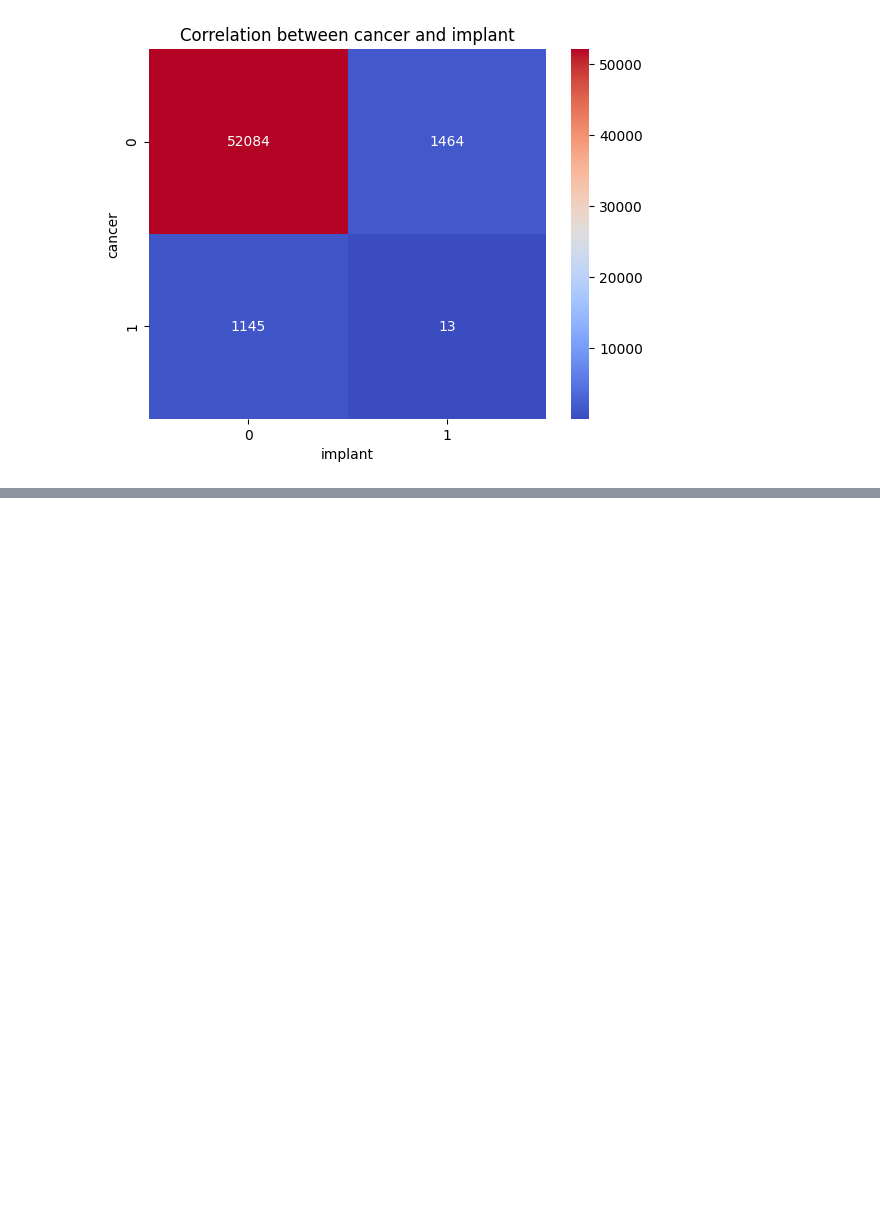
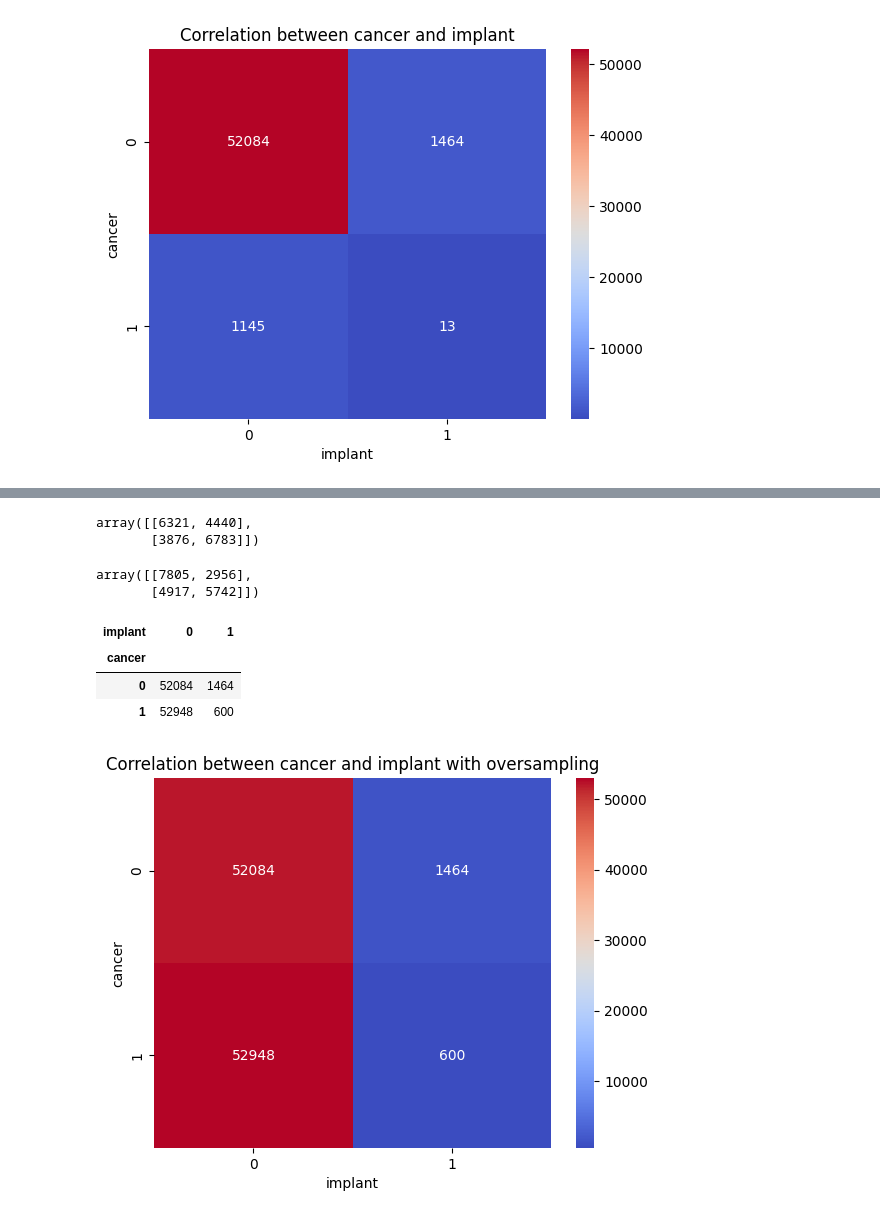
Before and after one commit to Msc-Group-project-Group-2/Msc-Group-Project-Code-1, a Jupyter notebook: MP4.ipynb, the cells around one changed output, grey strips where cells are left out. Drawn from its saved outputs; the diff is of its cells as text; code cells hidden in the pictures; blank space fills up the shorter version.

```diff
--- a/MP4.ipynb
+++ b/MP4.ipynb
@@ -163,0 +229,4 @@ plt.show()
+# %%
+# Split the dataset into features (X) and target variable (y)
+X_res = X_res[['age', 'implant']]
+y_res = y_res
@@ -163,0 +316,31 @@ plt.show()
+# %%
+# Evaluate the logistic  model
+conf_matrix = confusion_matrix(y_res_test, y_res_pred)
+conf_matrix
+# %% [output]
+array([[6321, 4440],
+       [3876, 6783]])
+# %%
+# Evaluate the decision tree  model
+conf_matrix2 = confusion_matrix(y_res_test, prediction)
+conf_matrix2
+# %% [output]
+array([[7805, 2956],
+       [4917, 5742]])
+# %%
+# Create a cross-tabulation (contingency table)
+contingency_table_res = pd.crosstab(y_res, X_res['implant'])
+# %%
+contingency_table_res
+# %% [output]
+| implant | 0 | 1 |
+| cancer |  |  |
+| 0 | 52084 | 1464 |
+| 1 | 52948 | 600 |
+# %%
+# Plot the cross-tabulation as a heatmap
+sns.heatmap(contingency_table_res, annot=True, cmap='coolwarm', fmt="d")
+plt.title('Correlation between cancer and implant with oversampling')
+plt.show()
+# %% [output]
+[figure, added]
```
Also changed, not shown: parts of 116 cells of this notebook, 11 other files.
